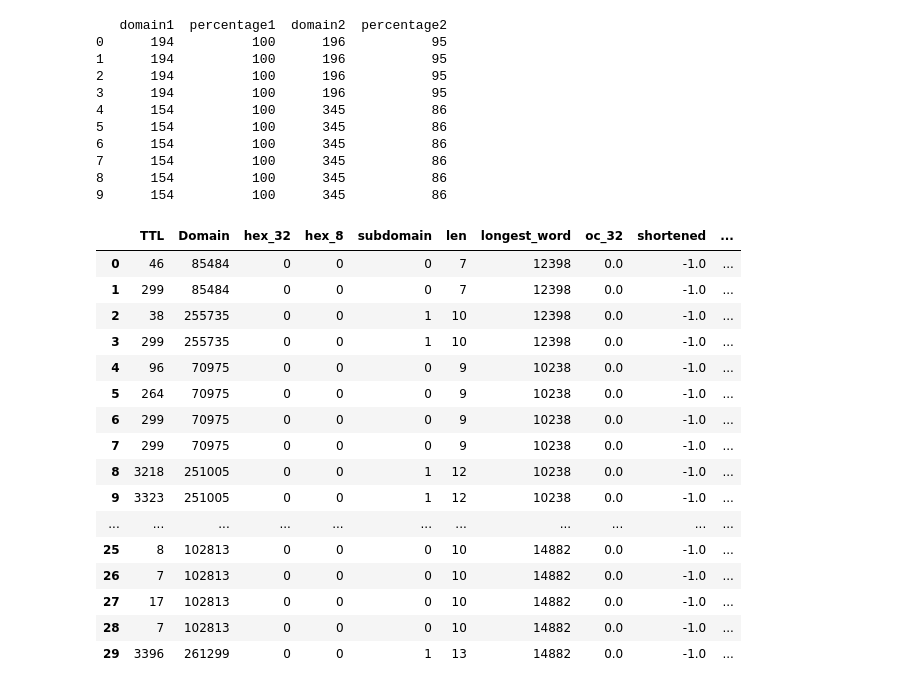
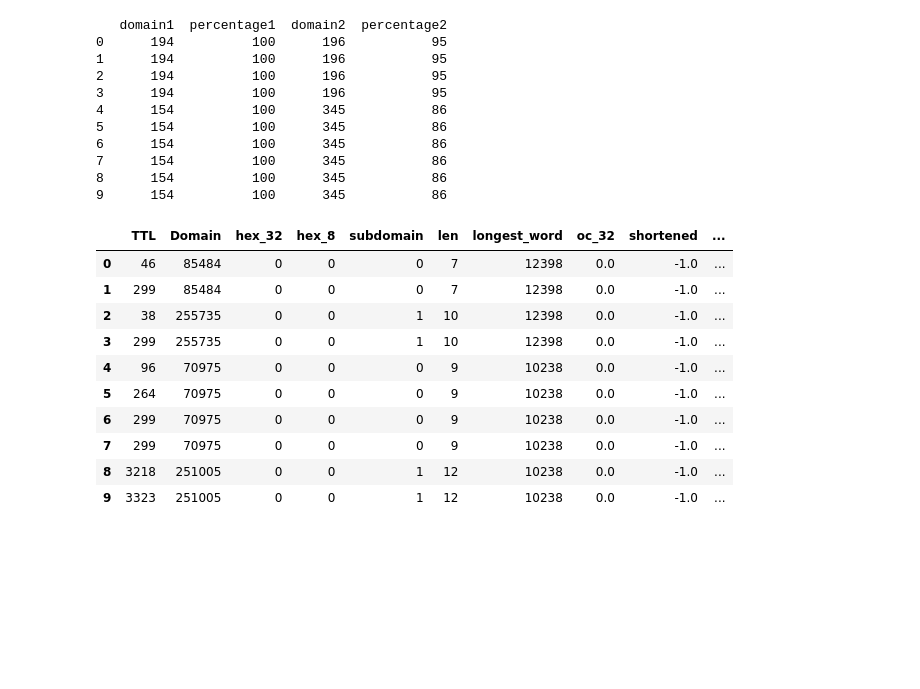
Before and after one commit to Freaker99/domain-classifier, a Jupyter notebook: Domain_Classifier.ipynb, the cells around one changed output. Cells and saved outputs as stored; diff of their text form; code cells hidden in the pictures; blank space fills up the shorter version.

```diff
--- a/Domain_Classifier.ipynb
+++ b/Domain_Classifier.ipynb
@@ -388,6 +389,7 @@ from sklearn.preprocessing import LabelEncoder
 from sklearn.ensemble import RandomForestClassifier
 from sklearn.metrics import accuracy_score, classification_report
 pd.set_option('display.max_colwidth', None)
+pd.set_option('display.max_rows', None)
 # %%
 combined_data_numeric = combined_data_without_nan.copy()
 # %%
@@ -403,3 +405,21 @@ combined_data_numeric['tld'] = label_encoder.fit_transform(combined_data_without
 # %%
 # convert 'sld' column to numeric values
 combined_data_numeric['sld'] = label_encoder.fit_transform(combined_data_without_nan['sld'])
+# %%
+# convert all fields to string
+combined_data_numeric['oc_8'] = combined_data_numeric['oc_8'].astype(str)
+# %%
+# Inicjalizacja LabelEncodera
+label_encoder = LabelEncoder()
+
+# Dopasowanie LabelEncodera do danych w kolumnie 'oc_8'
+label_encoder.fit(combined_data_numeric['oc_8'])
+
+# Funkcja do zamiany wartości w kolumnie 'oc_8' na numeryczne, jeśli są typu 'str'
+def encode_string_values(value):
+    if isinstance(value, str):
+        return label_encoder.transform([value])[0]
+    return value  # Jeśli to liczba całkowita, zostaw bez zmian
+
+# Zastosowanie funkcji do kolumny 'oc_8'
+combined_data_numeric['oc_8'] = combined_data_numeric['oc_8'].apply(encode_string_values)
@@ -406,3 +428,6 @@ combined_data_numeric['sld'] = label_encoder.fit_transform(combined_data_without
+# %%
+# convert 'sld' column to numeric values
+combined_data_numeric['oc_32'] = label_encoder.fit_transform(combined_data_without_nan['oc_32'])
 # %%
 # Funkcja do ekstrakcji danych z kolumny 'typos'
 def extract_typos_info(typos_str, position):
@@ -479,22 +504,16 @@ print(combined_data_numeric[['domain1', 'percentage1', 'domain2', 'percentage2']
 8      154          100      345           86
 9      154          100      345           86
 # %%
-combined_data_numeric.head(30)
+combined_data_numeric.head(10)
 # %% [output]
 |  | TTL | Domain | hex_32 | hex_8 | subdomain | len | longest_word | oc_32 | shortened | ... |
 | 0 | 46 | 85484 | 0 | 0 | 0 | 7 | 12398 | 0.0 | -1.0 | ... |
 | 1 | 299 | 85484 | 0 | 0 | 0 | 7 | 12398 | 0.0 | -1.0 | ... |
 | 2 | 38 | 255735 | 0 | 0 | 1 | 10 | 12398 | 0.0 | -1.0 | ... |
 | 3 | 299 | 255735 | 0 | 0 | 1 | 10 | 12398 | 0.0 | -1.0 | ... |
 | 4 | 96 | 70975 | 0 | 0 | 0 | 9 | 10238 | 0.0 | -1.0 | ... |
 | 5 | 264 | 70975 | 0 | 0 | 0 | 9 | 10238 | 0.0 | -1.0 | ... |
 | 6 | 299 | 70975 | 0 | 0 | 0 | 9 | 10238 | 0.0 | -1.0 | ... |
 | 7 | 299 | 70975 | 0 | 0 | 0 | 9 | 10238 | 0.0 | -1.0 | ... |
 | 8 | 3218 | 251005 | 0 | 0 | 1 | 12 | 10238 | 0.0 | -1.0 | ... |
 | 9 | 3323 | 251005 | 0 | 0 | 1 | 12 | 10238 | 0.0 | -1.0 | ... |
-| ... | ... | ... | ... | ... | ... | ... | ... | ... | ... | ... |
-| 25 | 8 | 102813 | 0 | 0 | 0 | 10 | 14882 | 0.0 | -1.0 | ... |
-| 26 | 7 | 102813 | 0 | 0 | 0 | 10 | 14882 | 0.0 | -1.0 | ... |
-| 27 | 17 | 102813 | 0 | 0 | 0 | 10 | 14882 | 0.0 | -1.0 | ... |
-| 28 | 7 | 102813 | 0 | 0 | 0 | 10 | 14882 | 0.0 | -1.0 | ... |
-| 29 | 3396 | 261299 | 0 | 0 | 1 | 13 | 14882 | 0.0 | -1.0 | ... |
```
Also changed, not shown: parts of 17 cells of this notebook.
